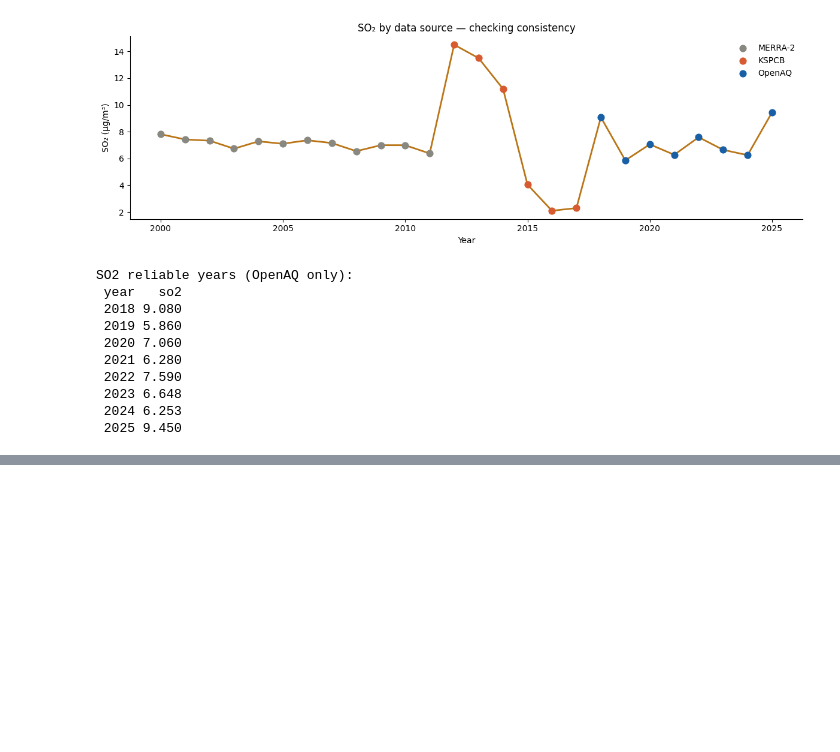
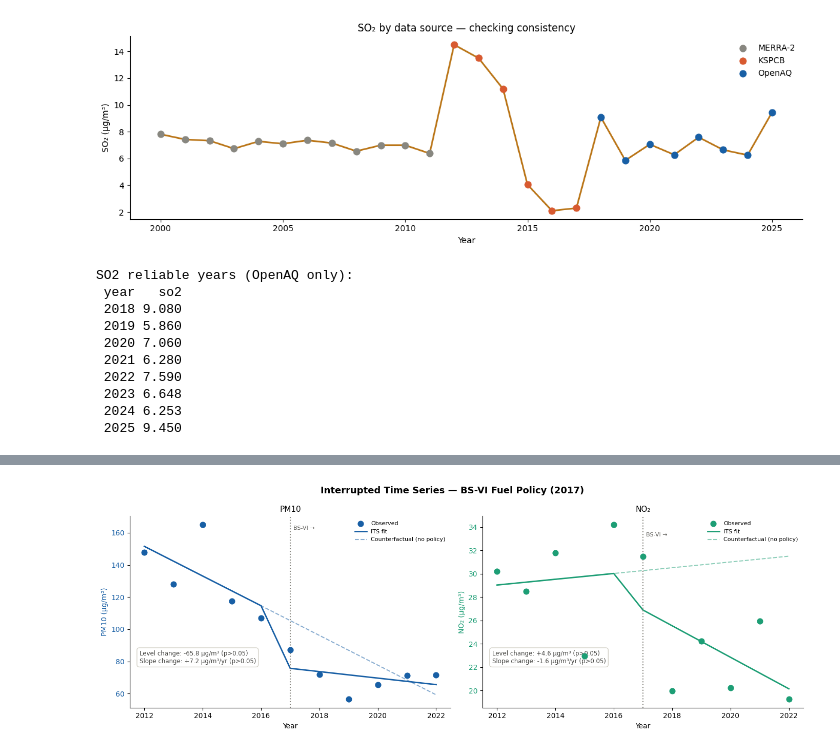
Before and after one commit to Travis-Bickle10/bangalore-air-quality, a Jupyter notebook: 03_analysis.ipynb, the cells around one changed output, grey strips where cells are left out. Cells and saved outputs as stored; diff of their text form; code cells hidden in the pictures; blank space fills up the shorter version.

```diff
--- a/03_analysis.ipynb
+++ b/03_analysis.ipynb
@@ -341,0 +431,18 @@ SO2 reliable years (OpenAQ only):
+# %%
+# Build monthly PM2.5 series from raw OpenAQ data
+df_pm25 = df_raw[df_raw["parameter"] == "pm25"].copy()
+df_pm25["date"] = pd.to_datetime(df_pm25["date"])
+df_pm25 = df_pm25[(df_pm25["value"] >= 0) & (df_pm25["value"] < 900)]
+
+df_prophet_raw = (
+    df_pm25
+    .groupby(pd.Grouper(key="date", freq="MS"))["value"]
+    .mean()
+    .reset_index()
+    .rename(columns={"date": "ds", "value": "y"})
+    .dropna()
+)
+
+df_prophet_raw["ds"] = pd.to_datetime(df_prophet_raw["ds"])
+print(f"\nMonthly PM2.5 series: {len(df_prophet_raw)} months")
+print(df_prophet_raw.head())
@@ -341,0 +583,74 @@ SO2 reliable years (OpenAQ only):
+# %%
+import statsmodels.api as sm
+
+fig, axes = plt.subplots(1, 2, figsize=(14, 5))
+fig.suptitle("Interrupted Time Series — BS-VI Fuel Policy (2017)",
+             fontsize=13, fontweight="bold")
+
+results = {}
+
+for ax, col, label, color in [
+    (axes[0], "pm10", "PM10", "#185FA5"),
+    (axes[1], "no2",  "NO₂",  "#1D9E75"),
+]:
+    # ── Regression ───────────────────────────────────────────────
+    X = sm.add_constant(df_its[["time", "post", "time_post"]])
+    y = df_its[col]
+    model = sm.OLS(y, X).fit()
+
+    # Counterfactual — what if no intervention (post=0, time_post=0)
+    X_counter = df_its[["time", "post", "time_post"]].copy()
+    X_counter["post"]      = 0
+    X_counter["time_post"] = 0
+    X_counter = sm.add_constant(X_counter)
+    counterfactual = model.predict(X_counter)
+
+    # Fitted values
+    fitted = model.predict(X)
+
+    # ── Plot ─────────────────────────────────────────────────────
+    ax.scatter(df_its["year"], df_its[col],
+               color=color, s=60, zorder=5, label="Observed")
+    ax.plot(df_its["year"], fitted,
+            color=color, linewidth=2, label="ITS fit")
+    ax.plot(df_its["year"], counterfactual,
+            color=color, linewidth=1.5, linestyle="--",
+            alpha=0.5, label="Counterfactual (no policy)")
+    ax.axvline(INTERVENTION, color="#888780", linestyle=":",
+               linewidth=1.5)
+    ax.text(INTERVENTION + 0.1, ax.get_ylim()[1] * 0.95,
+            "BS-VI →", fontsize=8, color="#5F5E5A")
+
+    # Level change and slope change at intervention
+    level_change = model.params["post"]
+    slope_change = model.params["time_post"]
+    p_level      = model.pvalues["post"]
+    p_slope      = model.pvalues["time_post"]
+
+    ax.set_title(f"{label}", fontsize=11, fontweight="500")
+    ax.set_xlabel("Year")
+    ax.set_ylabel(f"{label} (µg/m³)", color=color)
+    ax.tick_params(axis="y", labelcolor=color)
+    ax.legend(frameon=False, fontsize=8)
+    ax.spines[["top", "right"]].set_visible(False)
+
+    # Annotation box
+    sig_level = "p<0.05" if p_level < 0.05 else "p>0.05"
+    sig_slope = "p<0.05" if p_slope < 0.05 else "p>0.05"
+    ax.text(0.03, 0.30,
+            f"Level change: {level_change:+.1f} µg/m³ ({sig_level})\n"
+            f"Slope change: {slope_change:+.1f} µg/m³/yr ({sig_slope})",
+            transform=ax.transAxes, fontsize=8.5,
+            verticalalignment="top", color="#444441",
+            bbox=dict(boxstyle="round,pad=0.4",
+                      facecolor="white", edgecolor="#D3D1C7"))
+
+    results[col] = model
+    print(f"\n── {label} ITS regression ──")
+    print(model.summary2().tables[1].round(3))
+
+plt.tight_layout()
+plt.savefig(BASE + "04_interrupted_time_series.png", dpi=150, bbox_inches="tight")
+plt.show()
+print("Saved.")
+# %% [output]
@@ -341,0 +670 @@ SO2 reliable years (OpenAQ only):
+[figure, added]
```
Also changed, not shown: parts of 8 cells of this notebook.
